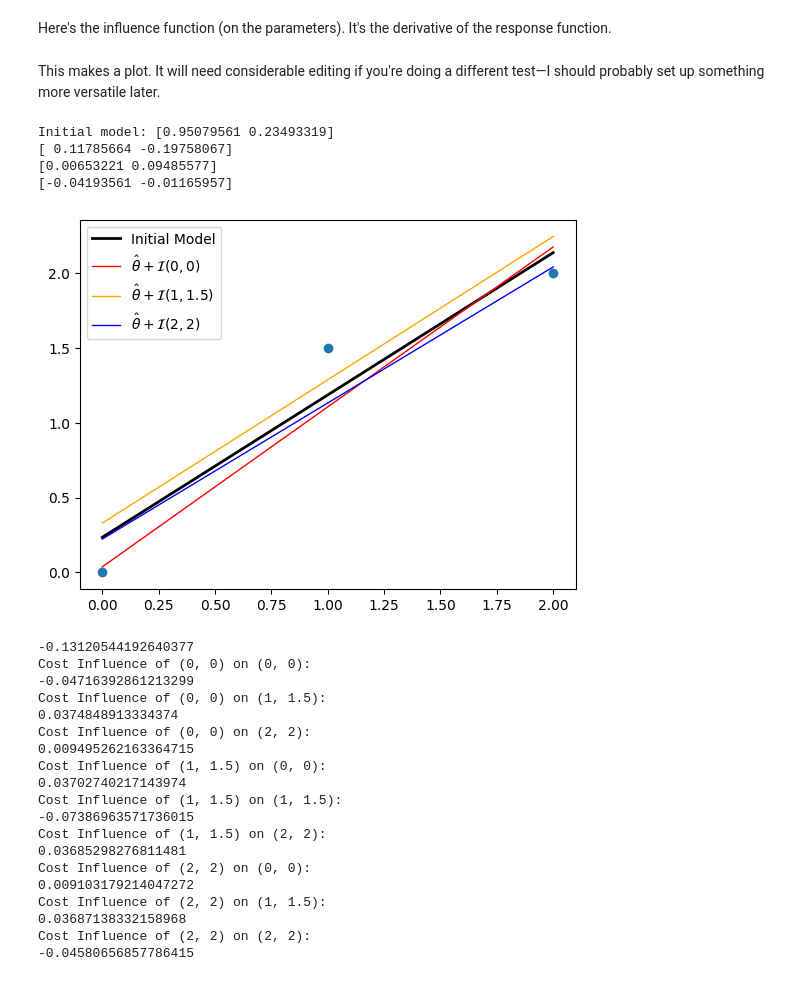
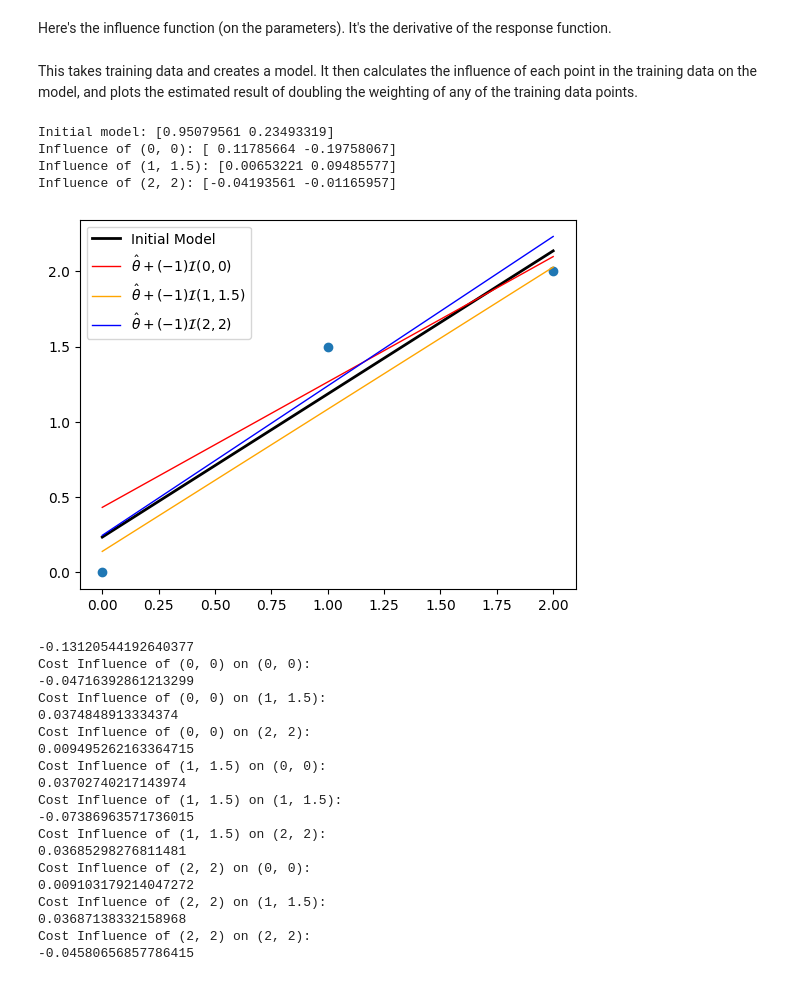
Before and after one commit to AprilKopec/Reed-Thesis, a Jupyter notebook: Influence Function/Influence Functions.ipynb, the cells around one changed output. Drawn from its saved outputs; the diff is of its cells as text; code cells hidden in the pictures.

```diff
--- a/Influence Function/Influence Functions.ipynb
+++ b/Influence Function/Influence Functions.ipynb
@@ -102,42 +102,47 @@ def influence(z, epsilon, rf = response_function):
     a = rf(z, epsilon/2, xdata, ydata)
     b = rf(z, -epsilon/2, xdata, ydata)
     return (a-b)/epsilon
-# %% [markdown]
-This makes a plot. It will need considerable editing if you're doing a different test—I should probably set up something more versatile later.
-# %%
-epsilon = 0.001
-delta = 1
-z1 = (0,0)
-z2 = (1,1.5)
-z3 = (2,2)
-y = response_function(z1, 0, xdata, ydata)
-print(f'Initial model: {y}')
-influence1 = influence(z1, epsilon)
-influence2 = influence(z2, epsilon)
-influence3 = influence(z3, epsilon)
-linspace = np.linspace(xdata.min(), xdata.max(), 500)
-
-x1 = y + influence1*delta
-x2 = y + influence2*delta
-x3 = y + influence3*delta
-
-print(influence1)
-print(influence2)
-print(influence3)
-
-plt.plot(linspace, model(linspace, *y), color='black',linewidth=2, label="Initial Model")
-plt.plot(linspace, model(linspace, *x1), color='red',linewidth=1, label=f"$\hat\\theta + \mathcal{{I}}(0,0)$")
-plt.plot(linspace, model(linspace, *x2), color='orange',linewidth=1, label=f"$\hat\\theta + \mathcal{{I}}(1,1.5)$")
-plt.plot(linspace, model(linspace, *x3), color='blue',linewidth=1, label=f"$\hat\\theta + \mathcal{{I}}(2,2)$")
-plt.scatter(xdata,ydata)
-plt.legend()
-plt.show()
-# %% [output]
-Initial model: [0.95079561 0.23493319]
-[ 0.11785664 -0.19758067]
-[0.00653221 0.09485577]
-[-0.04193561 -0.01165957]
-[figure, removed]
+# %% [markdown]
+This takes training data and creates a model. It then calculates the influence of each point in the training data on the model, and plots the estimated result of doubling the weighting of any of the training data points.
+# %%
+colors = ['red', 'orange', 'blue', 'green', 'purple', 'cyan', 'magenta', 'darkorange', 'lime', 'slateblue', 'darkkhaki', 'seagreen']
+
+# epsilon is the step used when calculating the influence
+epsilon = 0.001
+# delta is the amount the model is adjusted in the direction of one of the influences for the plots
+# Setting delta to 1 doubles the weighting, setting it to -1 sets the weighting to 0.
+delta = -1
+
+# Z is the training data
+Z = [(0,0), (1,1.5), (2,2)]
+n = len(Z)
+
+# This code all makes the plot
+M0 = response_function(Z[0], 0, xdata, ydata)
+print(f'Initial model: {M0}')
+influences = np.array([influence(z, epsilon) for z in Z])
+
+for i in range(n):
+    print(f'Influence of {Z[i]}: {influences[i]}')
+
+linspace = np.linspace(xdata.min(), xdata.max(), 500)
+
+responses = M0 + influences*delta
+
+plt.plot(linspace, model(linspace, *M0), color='black',linewidth=2, label="Initial Model")
+for i in range(n):
+    plt.plot(linspace, model(linspace, *responses[i]), color=colors[i], linewidth=1, label=f"$\hat\\theta + ({delta})\mathcal{{I}}{Z[i]}$")
+
+
+plt.scatter(xdata,ydata)
+plt.legend()
+plt.show()
+# %% [output]
+Initial model: [0.95079561 0.23493319]
+Influence of (0, 0): [ 0.11785664 -0.19758067]
+Influence of (1, 1.5): [0.00653221 0.09485577]
+Influence of (2, 2): [-0.04193561 -0.01165957]
+[figure, added]
 # %%
 # Calculates the influence of z1 on the loss on z2
 # This is a directional derivative of loss on z2 in the direction of the influence of z1
```
Also changed, not shown: parts of 1 cell of this notebook, 9 other files.
